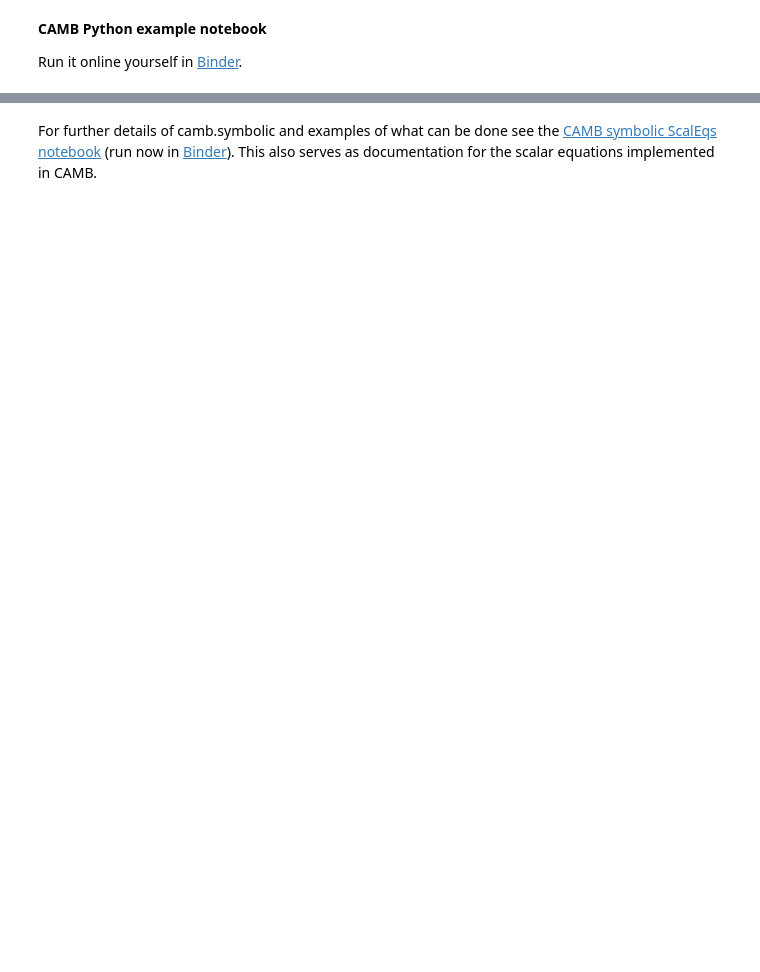
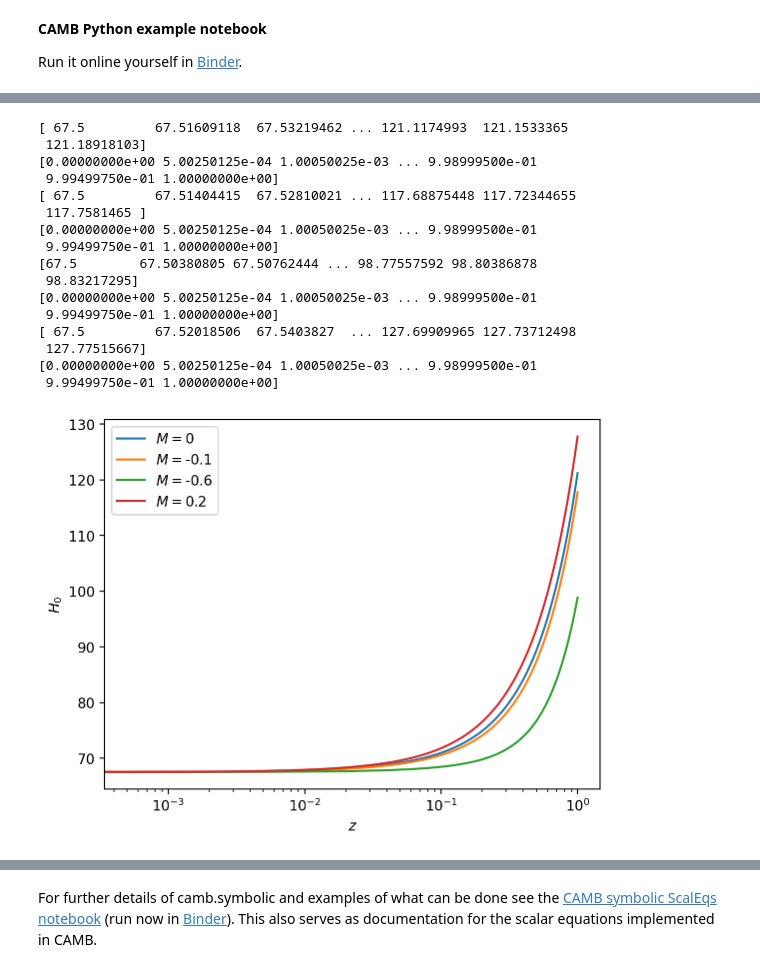
Before and after one commit to XueZHOU-cosmology/WMG, a Jupyter notebook: CAMBdemo.ipynb, the cells around one changed output, grey strips where cells are left out. Drawn from its saved outputs; the diff is of its cells as text; code cells hidden in the pictures; blank space fills up the shorter version.

```diff
--- a/CAMBdemo.ipynb
+++ b/CAMBdemo.ipynb
@@ -36,4 +25,52 @@ lcdmcls = lcdmresults.get_unlensed_scalar_cls(CMB_unit = 'muK')[:,0]
 lcdmks = lcdmresults.get_matter_power_spectrum(minkh=1e-4, maxkh=1, npoints = 200)[0]
 lcdmpks = lcdmresults.get_matter_power_spectrum(minkh=1e-4, maxkh=1, npoints = 200)[2]
 lcdmpowers =lcdmresults.get_cmb_power_spectra(lcdmcosmology, CMB_unit='muK')
+# %%
+Ms = [0, -0.1,-0.6,0.2]
+legends = [r'$M = $'+ str(x) for x in Ms]
+for M in Ms:
+
+    gpncosmology=camb.set_params(H0=67.5, ombh2=0.022, omch2=0.122, mnu=0.06, omk=0, tau=0.06,M=M,N=0.3,
+                       As=2e-9, ns=0.965, halofit_version='mead', WantTransfer=True)
+    gpnresults = camb.get_results(gpncosmology)
+    gpncls = gpnresults.get_unlensed_scalar_cls(CMB_unit = 'muK')[:,0]
+    gpnks = gpnresults.get_matter_power_spectrum(minkh=1e-4, maxkh=1, npoints = 200)[0]
+    gpnpks = gpnresults.get_matter_power_spectrum(minkh=1e-4, maxkh=1, npoints = 200)[2]
+    gpnpowers =gpnresults.get_cmb_power_spectra(gpncosmology, CMB_unit='muK')
+    scales = np.array(np.linspace(10**(-4), 1, 20000))
+    z = np.array(np.linspace(0, 1, 2000))
+    omegaphis = gpnresults.hubble_parameter( z)
+    redshifts = 1/scales - 1
+    print(omegaphis)
+    print(z)
+    plt.plot(z, omegaphis)
+
+plt.xscale('log')
+#plt.xlim([10**1, 10**3])
+#plt.ylim([0, 1250])
+#plt.title('Hubble（z）')
+plt.xlabel(r'$z$')
+plt.ylabel(r'$H_0$')
+plt.legend(legends)
+#plt.grid()
+plt.savefig('rocknroll_5_omegaphis.pdf')
+plt.show()
+# %% [output]
+[ 67.5         67.51609118  67.53219462 ... 121.1174993  121.1533365
+ 121.18918103]
+[0.00000000e+00 5.00250125e-04 1.00050025e-03 ... 9.98999500e-01
+ 9.99499750e-01 1.00000000e+00]
+[ 67.5         67.51404415  67.52810021 ... 117.68875448 117.72344655
+ 117.7581465 ]
+[0.00000000e+00 5.00250125e-04 1.00050025e-03 ... 9.98999500e-01
+ 9.99499750e-01 1.00000000e+00]
+[67.5        67.50380805 67.50762444 ... 98.77557592 98.80386878
+ 98.83217295]
+[0.00000000e+00 5.00250125e-04 1.00050025e-03 ... 9.98999500e-01
+ 9.99499750e-01 1.00000000e+00]
+[ 67.5         67.52018506  67.5403827  ... 127.69909965 127.73712498
+ 127.77515667]
+[0.00000000e+00 5.00250125e-04 1.00050025e-03 ... 9.98999500e-01
+ 9.99499750e-01 1.00000000e+00]
+[figure, added]
 # %%
```
Also changed, not shown: parts of 7 cells of this notebook.
